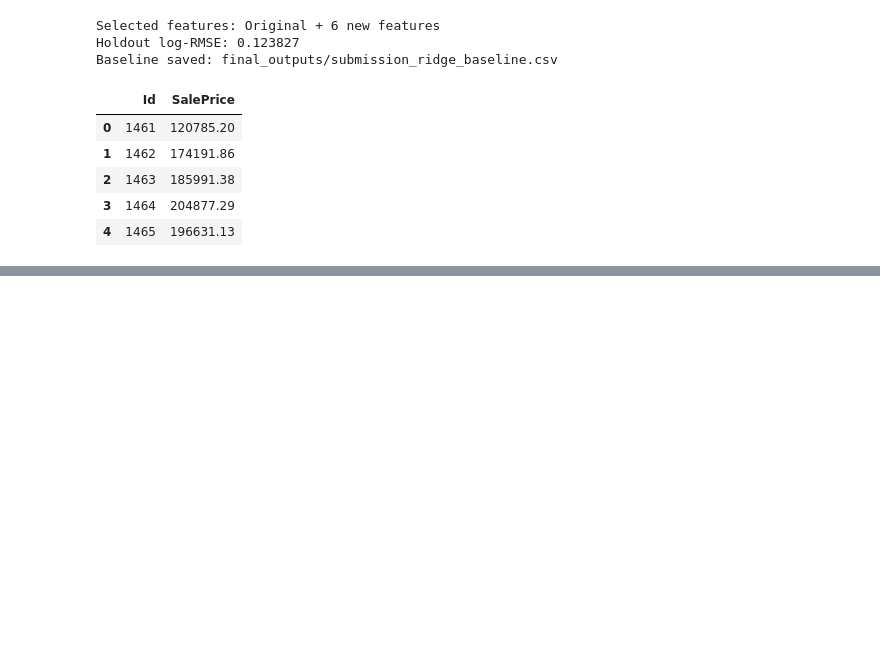
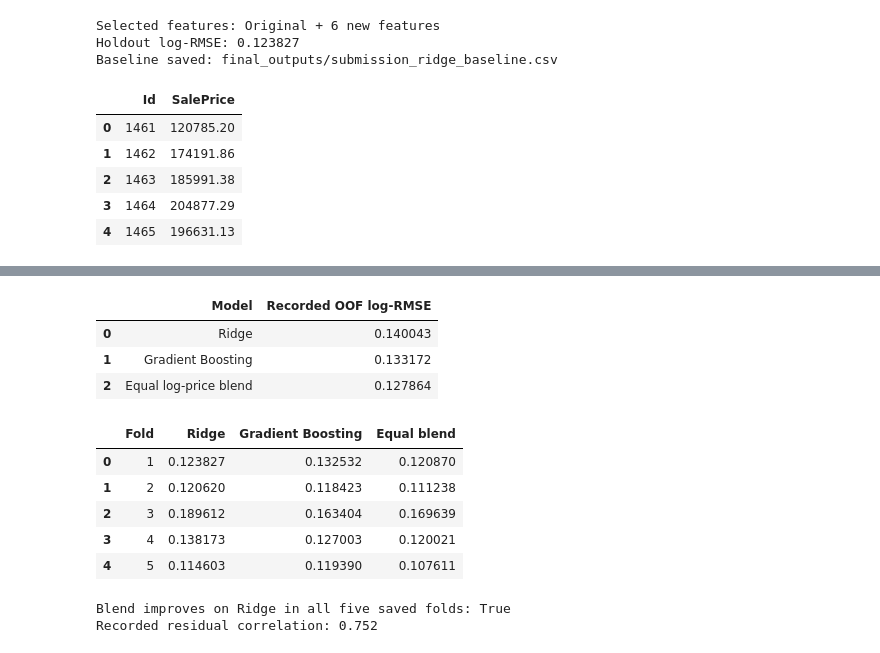
Before and after one commit to onoizu/ames-house-price-prediction, a Jupyter notebook: house_prices_final.ipynb, the cells around one changed output, grey strips where cells are left out. Saved outputs shown, nothing was run; the diff lists cells and outputs as text; code cells hidden in the pictures; blank space fills up the shorter version.

```diff
--- a/house_prices_final.ipynb
+++ b/house_prices_final.ipynb
@@ -768,0 +518,38 @@ Rebuilding the final CSV does not retrain stacking, the R branch, TabICLv2 or Ku
+# %%
+v2_oof = pd.read_csv(asset_path("experiment_records", "v2_oof"))
+assert v2_oof["Id"].equals(train["Id"])
+true_log = np.log(train["SalePrice"].to_numpy())
+np.testing.assert_allclose(v2_oof["Actual price"], train["SalePrice"])
+ridge_oof = v2_oof["Ridge log prediction"].to_numpy()
+gbr_oof = v2_oof["GBR log prediction"].to_numpy()
+equal_blend_oof = 0.5 * ridge_oof + 0.5 * gbr_oof
+np.testing.assert_allclose(np.exp(equal_blend_oof), v2_oof["Blend predicted price"])
+
+def log_rmse(actual, predicted):
+    return float(np.sqrt(np.mean((np.asarray(actual) - np.asarray(predicted)) ** 2)))
+
+v2_comparison = pd.DataFrame({
+    "Model": ["Ridge", "Gradient Boosting", "Equal log-price blend"],
+    "Recorded OOF log-RMSE": [log_rmse(true_log, prediction)
+                              for prediction in [ridge_oof, gbr_oof, equal_blend_oof]],
+})
+display(v2_comparison)
+v2_folds = pd.read_csv(asset_path("experiment_records", "v2_folds"))
+display(v2_folds[["Fold", "Ridge", "Gradient Boosting", "Equal blend"]])
+print("Blend improves on Ridge in all five saved folds:",
+      bool(v2_folds["Equal blend"].lt(v2_folds["Ridge"]).all()))
+residual_correlation = np.corrcoef(true_log - ridge_oof, true_log - gbr_oof)[0, 1]
+print(f"Recorded residual correlation: {residual_correlation:.3f}")
+# %% [output]
+|  | Model | Recorded OOF log-RMSE |
+| 0 | Ridge | 0.140043 |
+| 1 | Gradient Boosting | 0.133172 |
+| 2 | Equal log-price blend | 0.127864 |
+|  | Fold | Ridge | Gradient Boosting | Equal blend |
+| 0 | 1 | 0.123827 | 0.132532 | 0.120870 |
+| 1 | 2 | 0.120620 | 0.118423 | 0.111238 |
+| 2 | 3 | 0.189612 | 0.163404 | 0.169639 |
+| 3 | 4 | 0.138173 | 0.127003 | 0.120021 |
+| 4 | 5 | 0.114603 | 0.119390 | 0.107611 |
+Blend improves on Ridge in all five saved folds: True
+Recorded residual correlation: 0.752
```
Also changed, not shown: parts of 75 cells of this notebook, 2 other files.
